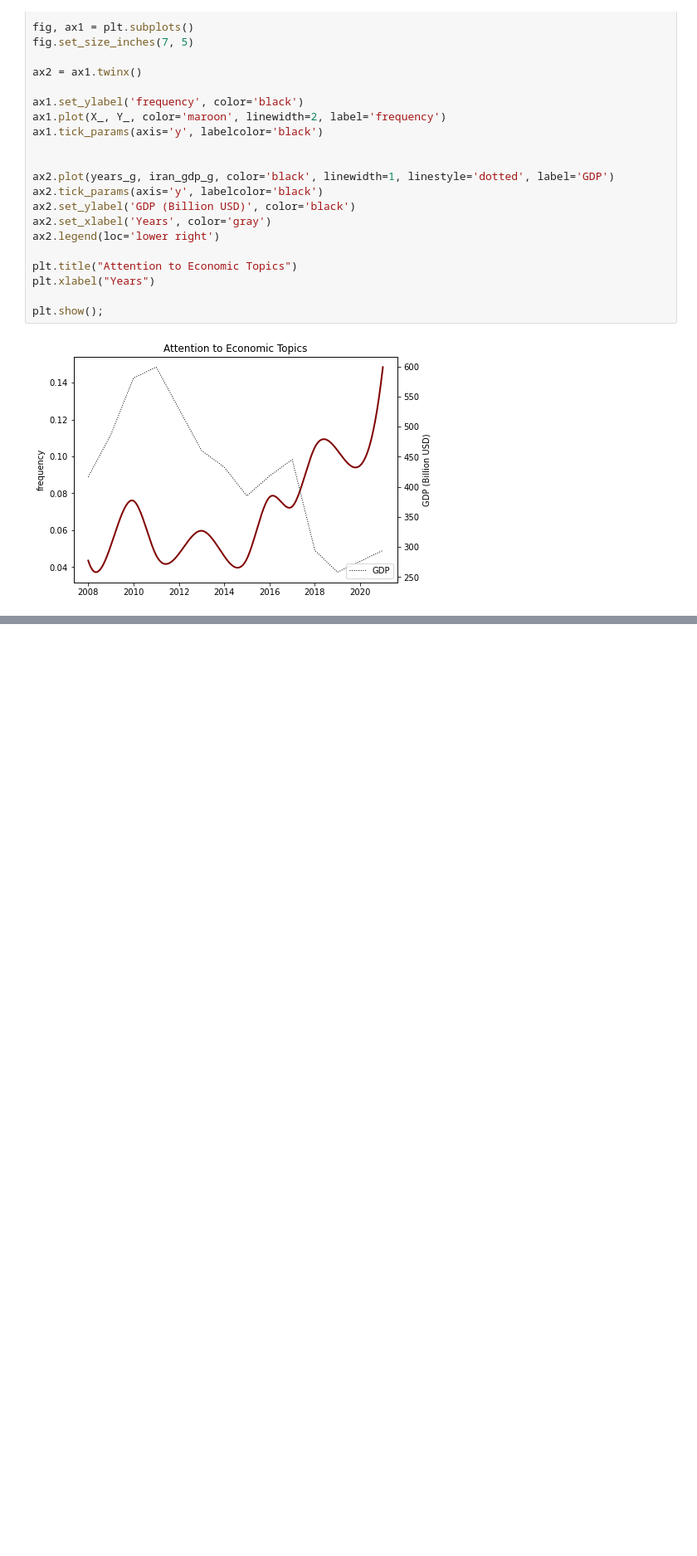
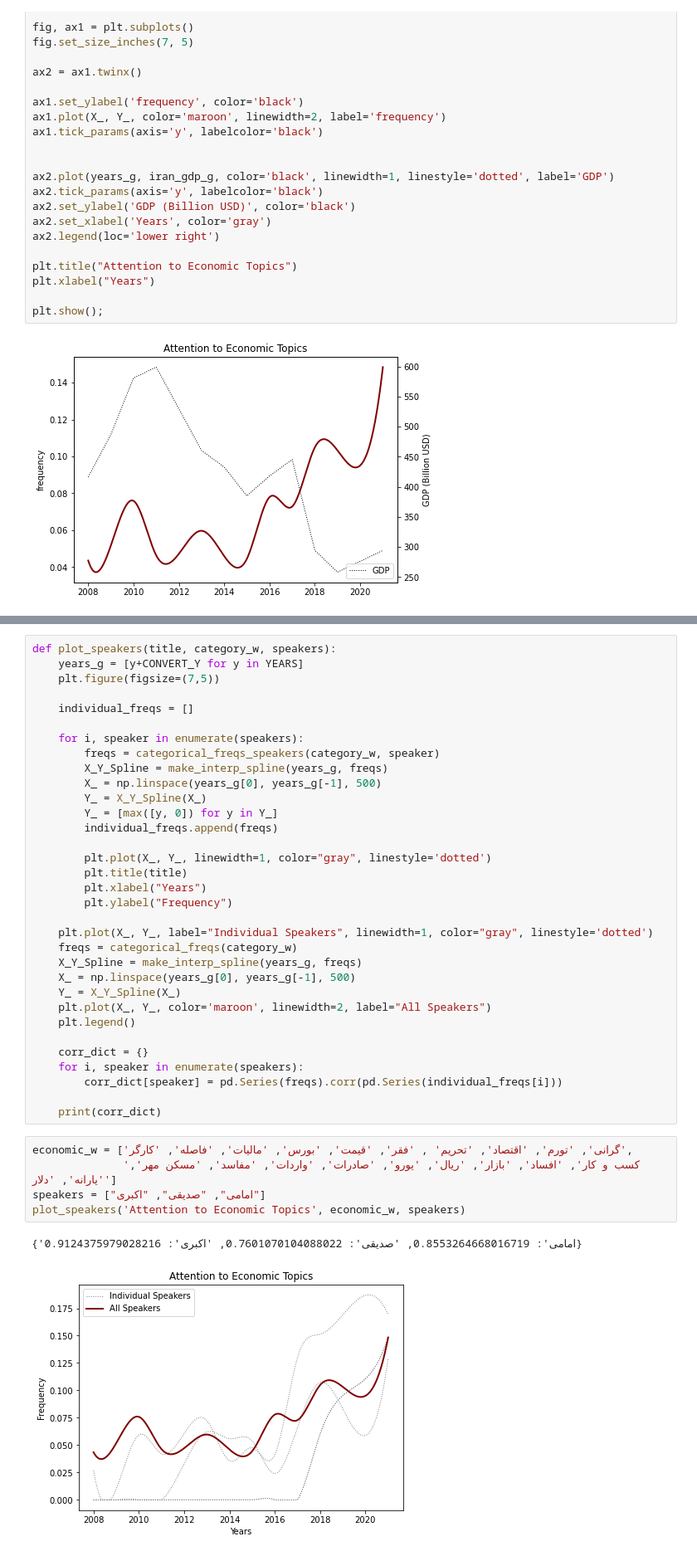
Before and after one commit to macs30200-s22/replication-materials-javad-e, a Jupyter notebook: analysis/word_count.ipynb, the cells around one changed output, grey strips where cells are left out. Shown at 83% size. Saved outputs shown, nothing was run; the diff lists cells and outputs as text; blank space fills up the shorter version.

```diff
--- a/analysis/word_count.ipynb
+++ b/analysis/word_count.ipynb
@@ -199,0 +227,41 @@ Text(0, 0.5, 'Frequency')
+# %%
+def plot_speakers(title, category_w, speakers):
+    years_g = [y+CONVERT_Y for y in YEARS]
+    plt.figure(figsize=(7,5))
+
+    individual_freqs = []
+
+    for i, speaker in enumerate(speakers):
+        freqs = categorical_freqs_speakers(category_w, speaker)
+        X_Y_Spline = make_interp_spline(years_g, freqs)
+        X_ = np.linspace(years_g[0], years_g[-1], 500)
+        Y_ = X_Y_Spline(X_)
+        Y_ = [max([y, 0]) for y in Y_]
+        individual_freqs.append(freqs)
+
+        plt.plot(X_, Y_, linewidth=1, color="gray", linestyle='dotted')
+        plt.title(title)
+        plt.xlabel("Years")
+        plt.ylabel("Frequency")
+
+    plt.plot(X_, Y_, label="Individual Speakers", linewidth=1, color="gray", linestyle='dotted')
+    freqs = categorical_freqs(category_w)
+    X_Y_Spline = make_interp_spline(years_g, freqs)
+    X_ = np.linspace(years_g[0], years_g[-1], 500)
+    Y_ = X_Y_Spline(X_)
+    plt.plot(X_, Y_, color='maroon', linewidth=2, label="All Speakers")
+    plt.legend()
+
+    corr_dict = {}
+    for i, speaker in enumerate(speakers):
+        corr_dict[speaker] = pd.Series(freqs).corr(pd.Series(individual_freqs[i]))
+
+    print(corr_dict)
+# %%
+economic_w = ['گرانی', 'تورم', 'اقتصاد', 'تحریم' , 'فقر', 'قیمت', 'بورس', 'مالیات', 'فاصله', 'کارگر',
+              'کسب و کار', 'افساد', 'بازار', 'ریال', 'یورو', 'صادرات', 'واردات', 'مفاسد', 'مسکن مهر', 'یارانه', 'دلار']
+speakers = ["امامی", "صدیقی", "اکبری"]
+plot_speakers('Attention to Economic Topics', economic_w, speakers)
+# %% [output]
+{'امامی': 0.8553264668016719, 'صدیقی': 0.7601070104088022, 'اکبری': 0.9124375979028216}
+[figure, added]
```
Also changed, not shown: parts of 16 cells of this notebook.
